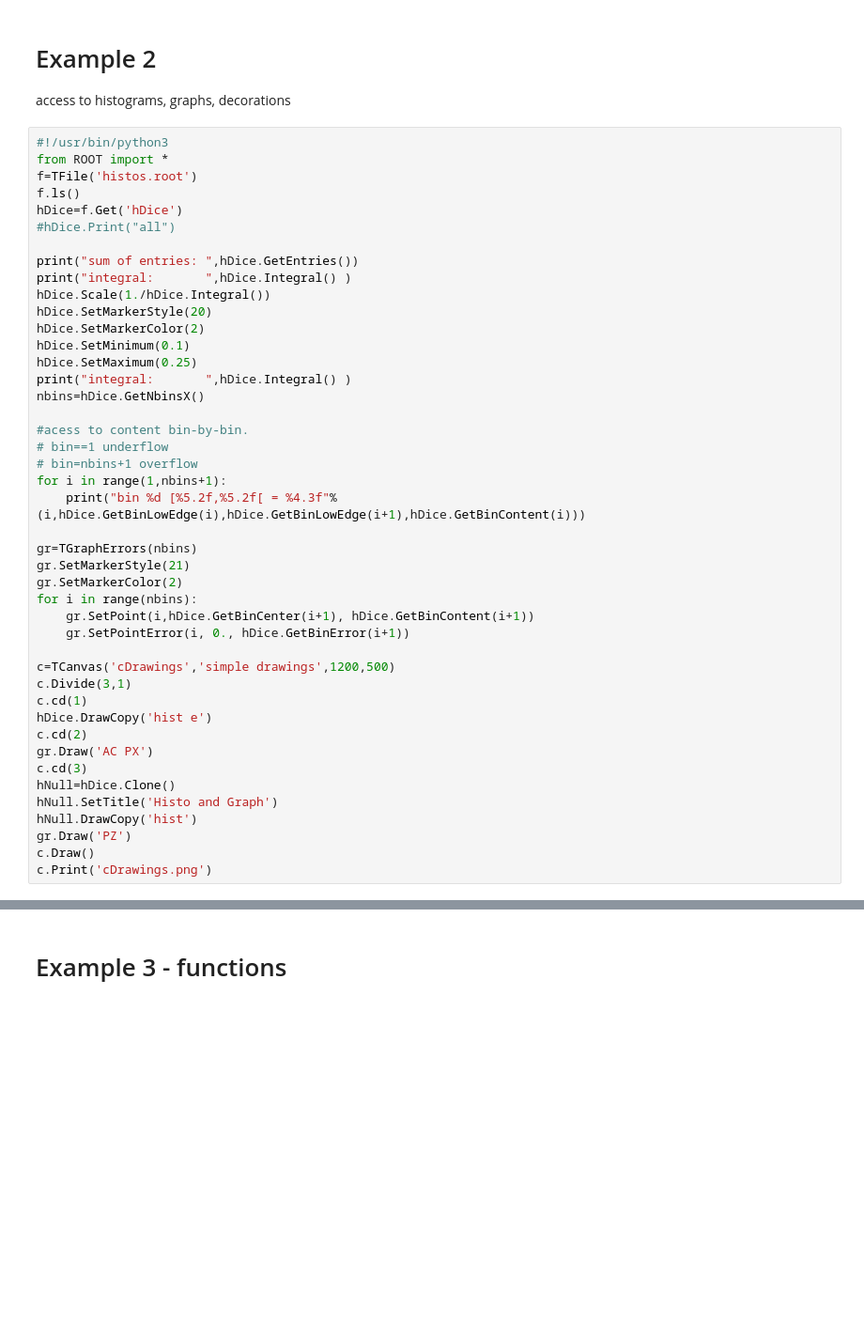
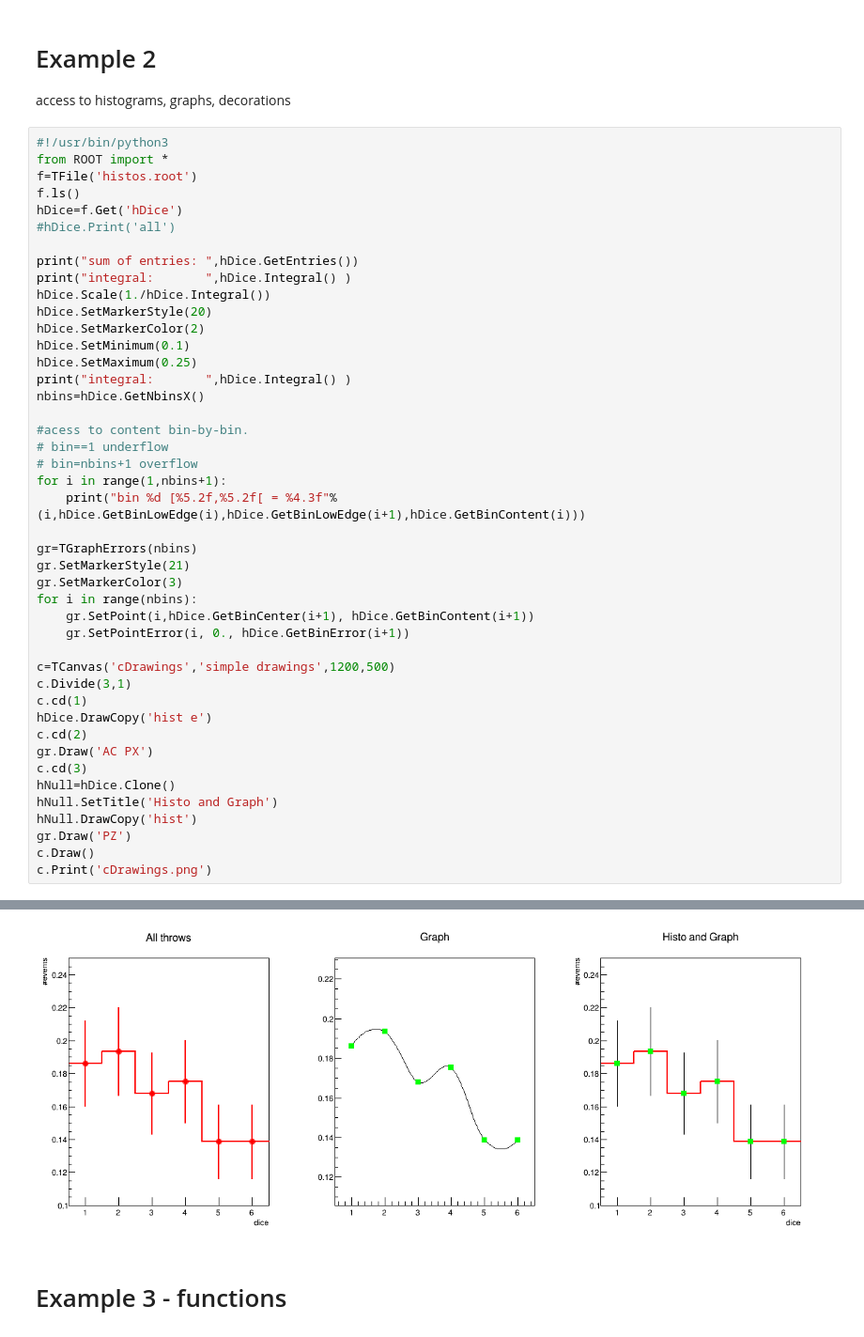
Before and after one commit to barraldiaz/Modern_Particle_Physics_Experiments, a Jupyter notebook: 01_Introduction_to_ROOT/01_Introduction_to_ROOT.ipynb, the cells around one changed output, grey strips where cells are left out. Shown at 94% size. Saved outputs shown, nothing was run; the diff lists cells and outputs as text; blank space fills up the shorter version.

```diff
--- a/01_Introduction_to_ROOT/01_Introduction_to_ROOT.ipynb
+++ b/01_Introduction_to_ROOT/01_Introduction_to_ROOT.ipynb
@@ -85,7 +98,7 @@ from ROOT import *
 f=TFile('histos.root')
 f.ls()
 hDice=f.Get('hDice')
-#hDice.Print("all")
+#hDice.Print('all')
 
 print("sum of entries: ",hDice.GetEntries())
 print("integral:       ",hDice.Integral() )
@@ -105,7 +118,7 @@ for i in range(1,nbins+1):
 
 gr=TGraphErrors(nbins)
 gr.SetMarkerStyle(21)
-gr.SetMarkerColor(2)
+gr.SetMarkerColor(3)
 for i in range(nbins):
     gr.SetPoint(i,hDice.GetBinCenter(i+1), hDice.GetBinContent(i+1))
     gr.SetPointError(i, 0., hDice.GetBinError(i+1))
@@ -123,3 +136,4 @@ hNull.DrawCopy('hist')
 gr.Draw('PZ')
 c.Draw()
 c.Print('cDrawings.png')
+# %% [output]
@@ -126,3 +154,4 @@ c.Print('cDrawings.png')
+[figure, added]
 # %% [markdown]
 # Example 3 - functions
 # %%
```
Also changed, not shown: parts of 8 cells of this notebook.
